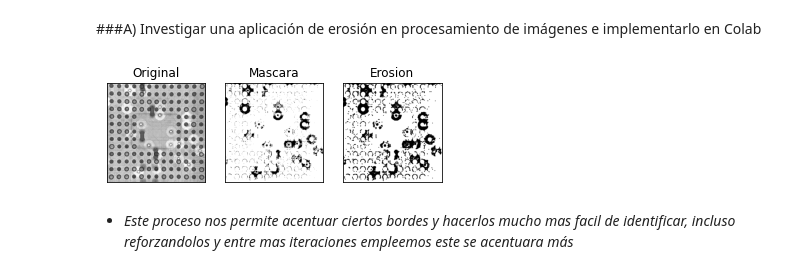
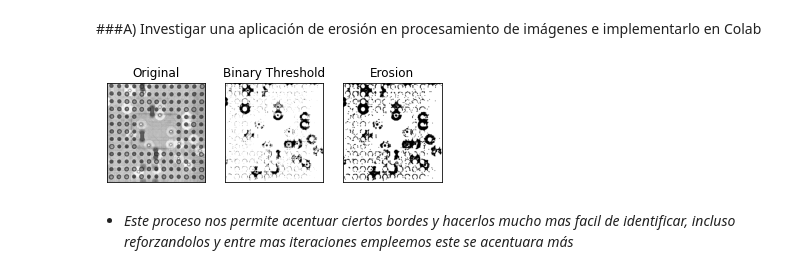
Before and after one commit to PosgradoMNA/actividades-de-aprendizaje-A01793546-Ariel-Corral-Leon, a Jupyter notebook: 10_morphological_operations.ipynb, the cells around one changed output. Saved outputs shown, nothing was run; the diff lists cells and outputs as text; code cells hidden in the pictures.

```diff
--- a/10_morphological_operations.ipynb
+++ b/10_morphological_operations.ipynb
@@ -51,22 +51,22 @@ Para este ejercicio usaremos una imagen del proceso de inspección de soldadura
 # %%
 img = cv2.imread('/content/data/chip1.jpg', cv2.IMREAD_GRAYSCALE)
 _, mask = cv2.threshold(img,220,255, cv2.THRESH_BINARY_INV)
 
 kernal = np.ones((2,2), np.uint8)
 
 erosion = cv2.erode(mask, kernal, iterations =2)
 
-titulos = ['Original','Mascara','Erosion']
+titulos = ['Original','Binary Threshold','Erosion']
 imagenes = [img,mask,erosion]
 
 for i in range (3):
   plt.subplot (1,3,i+1),plt.imshow(imagenes[i], 'gray')
   plt.title(titulos[i])
   plt.xticks([]),plt.yticks([])
 
 plt.show()
 # %% [output]
-[figure, old version]
+[figure, new version]
 # %% [markdown]
 * *Este proceso nos permite acentuar ciertos bordes y hacerlos mucho mas facil de identificar, incluso reforzandolos y entre mas iteraciones empleemos este se acentuara más*
 # %% [markdown]
```
Also changed, not shown: parts of 7 cells of this notebook.
